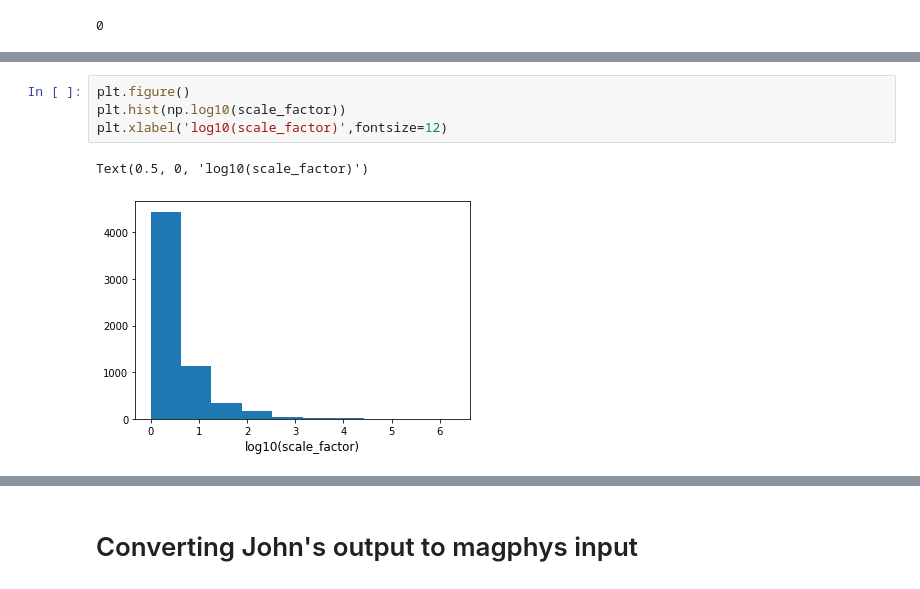
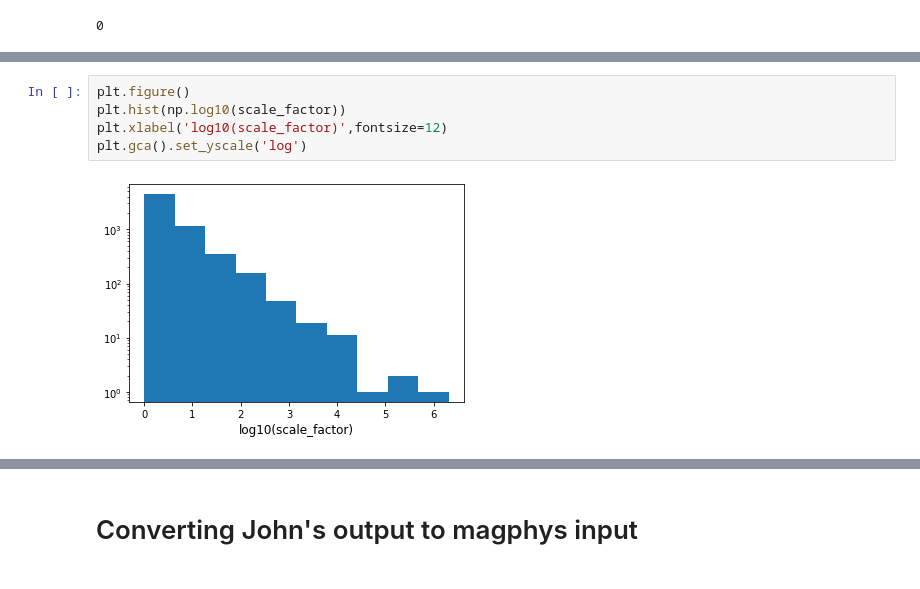
Before and after one commit to rfinn/virgoseds, a Jupyter notebook: notebooks/creating-magphys-input-files.ipynb, the cells around one changed output, grey strips where cells are left out. Saved outputs shown, nothing was run; the diff lists cells and outputs as text.

```diff
--- a/notebooks/creating-magphys-input-files.ipynb
+++ b/notebooks/creating-magphys-input-files.ipynb
@@ -585,7 +648,7 @@ array([ 4.05737945e-08,  6.90171191e-08,  6.41265433e-06,  1.49834823e-07,
 # %%
 plt.figure()
 plt.hist(np.log10(scale_factor))
 plt.xlabel('log10(scale_factor)',fontsize=12)
+plt.gca().set_yscale('log')
 # %% [output]
-Text(0.5, 0, 'log10(scale_factor)')
-[figure, old version]
+[figure, new version]
```
Also changed, not shown: parts of 16 cells of this notebook, 1 other file.
